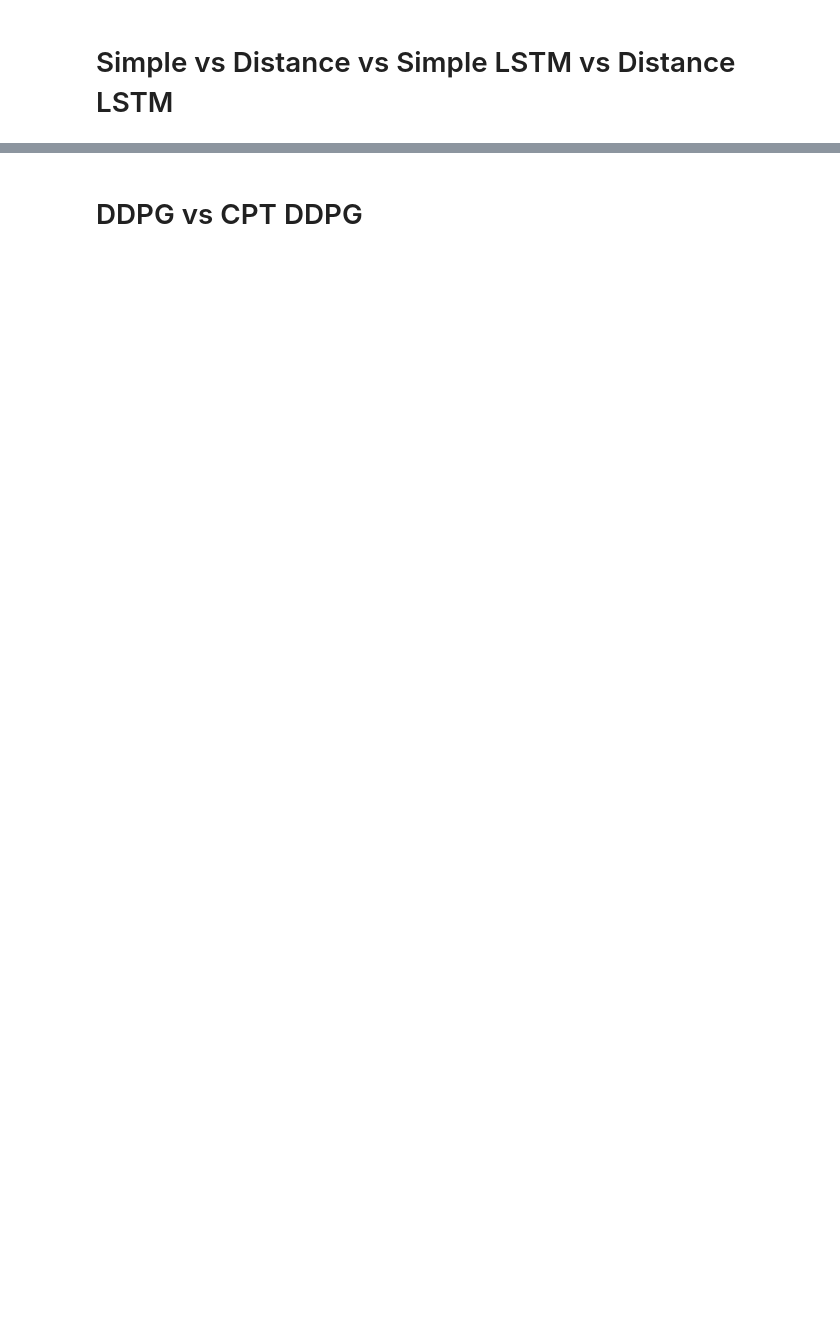
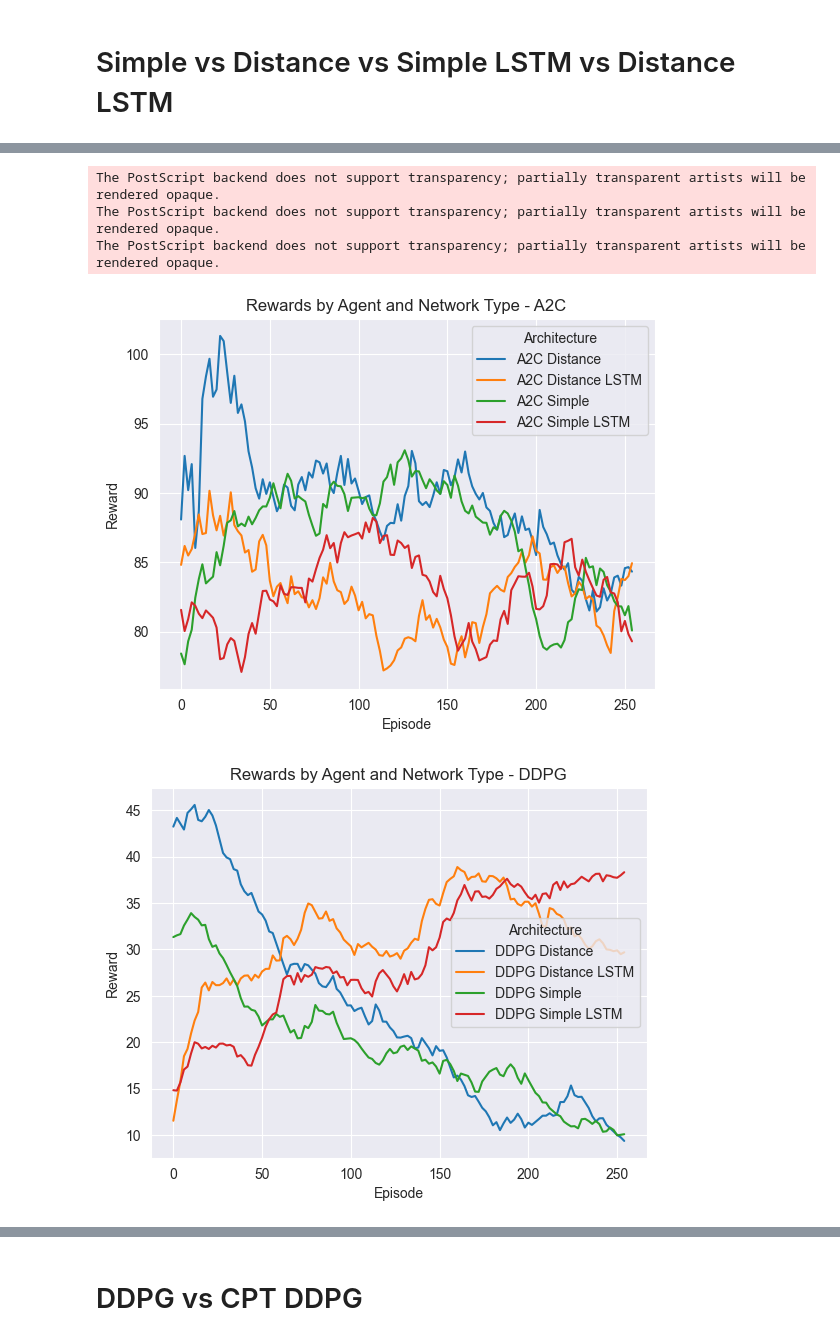
Before and after one commit to TheMikeste1/CS6640-Waterworld, a Jupyter notebook: graphs_for_paper.ipynb, the cells around one changed output, grey strips where cells are left out. Saved outputs shown, nothing was run; the diff lists cells and outputs as text; code cells hidden in the pictures; blank space fills up the shorter version.

```diff
--- a/graphs_for_paper.ipynb
+++ b/graphs_for_paper.ipynb
@@ -114,24 +171,29 @@ to_plot = (
 to_plot["agent_type"] = to_plot["agent_type"].cat.remove_unused_categories()
 to_plot["network_type"] = to_plot["network_type"].cat.remove_unused_categories()
 
-to_plot["type"] = to_plot["agent_type"].astype(str) + " " + to_plot["network_type"].astype(str) + to_plot["has_lstm"].map(
-    lambda lstm: " LSTM" if lstm else ""
+to_plot["type"] = (
+    to_plot["agent_type"].astype(str)
+    + " "
+    + to_plot["network_type"].astype(str)
+    + to_plot["has_lstm"].map(lambda lstm: " LSTM" if lstm else "")
 )
 
 means = to_plot.groupby(by=["type"])["value"].mean()
 print(means)
-to_plot["smoothed_value"] = to_plot["value"].ewm(alpha=1 - 0.999).mean()
+to_plot["smoothed_value"] = to_plot["value"].ewm(alpha=1 - 0.97).mean()
 
 for type_ in to_plot["agent_type"].unique():
+    plt.figure()
     plot = sns.lineplot(
         data=to_plot.query("agent_type == @type_"),
         x="step",
         y="smoothed_value",
         hue="type",
+        errorbar=None,
     )
     plot.set_xlabel("Episode")
     plot.set_ylabel("Reward")
-    plot.set_title("Rewards by Agent and Network Type")
+    plot.set_title(f"Rewards by Agent and Network Type - {type_}")
     plot.legend(title="Architecture")
     plot.figure.savefig(f"rewards-by-architecture-{type_}.eps", format="eps")
-    plt.close()
+# %% [output]
@@ -137,0 +214,5 @@ for type_ in to_plot["agent_type"].unique():
+The PostScript backend does not support transparency; partially transparent artists will be rendered opaque.
+The PostScript backend does not support transparency; partially transparent artists will be rendered opaque.
+The PostScript backend does not support transparency; partially transparent artists will be rendered opaque.
+[figure, added]
+[figure, added]
```
Also changed, not shown: parts of 9 cells of this notebook.
